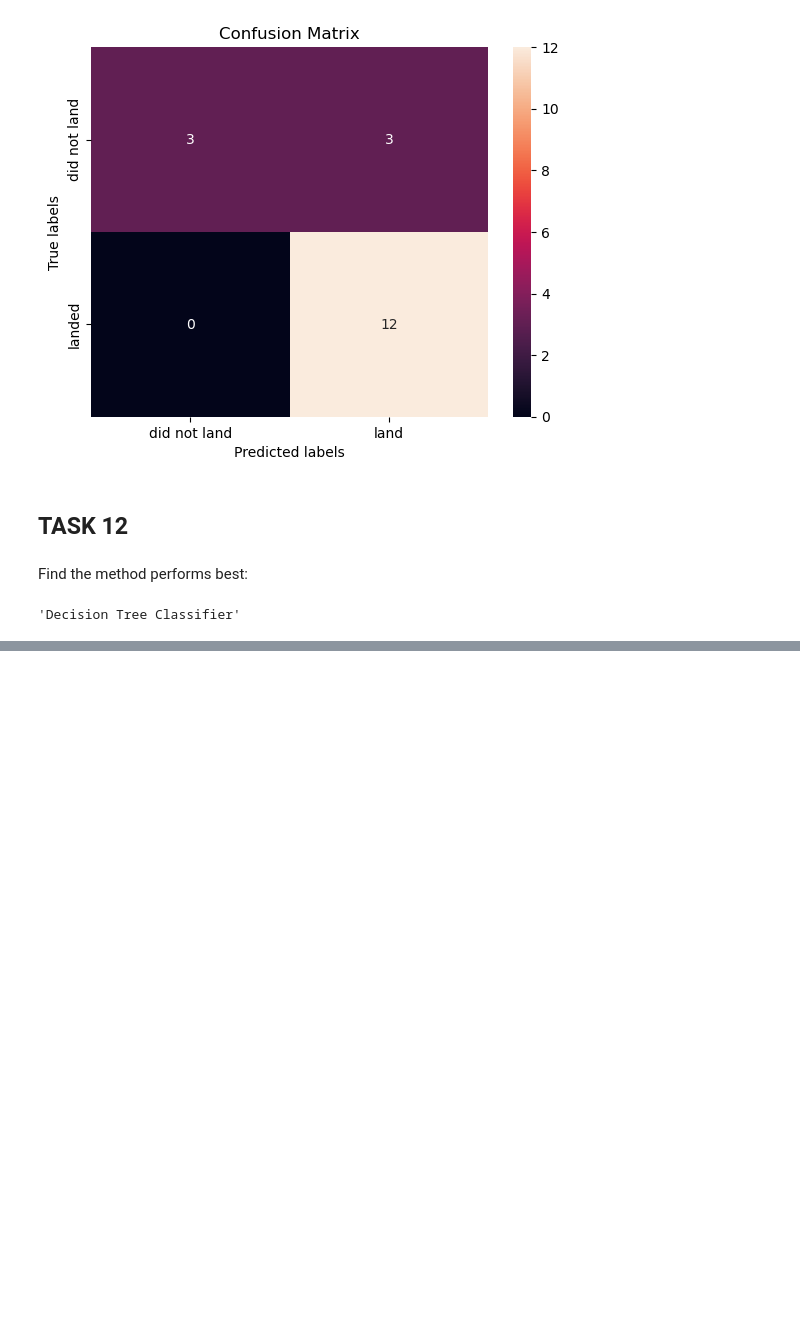
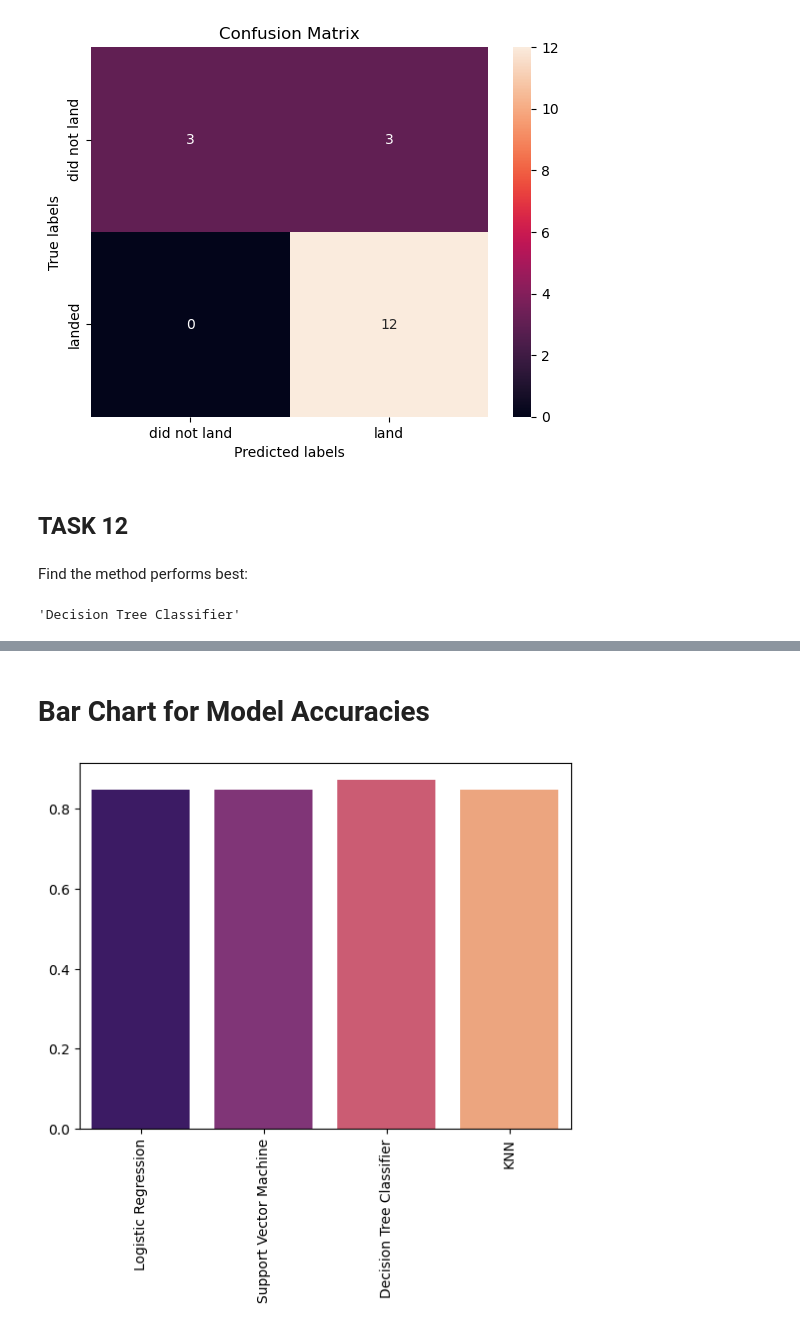
Before and after one commit to OnurYukay/IBM-Data-Science-Capstone-Project, a Jupyter notebook: IBM Capstone Project - Machine Learning Prediction.ipynb, the cells around one changed output, grey strips where cells are left out. Drawn from its saved outputs; the diff is of its cells as text; code cells hidden in the pictures; blank space fills up the shorter version.

```diff
--- a/IBM Capstone Project - Machine Learning Prediction.ipynb
+++ b/IBM Capstone Project - Machine Learning Prediction.ipynb
@@ -282,0 +283,10 @@ Best parameters are : {'criterion': 'entropy', 'max_depth': 8, 'max_features': '
+# %% [markdown]
+# Bar Chart for Model Accuracies
+# %%
+model_keys = [*model_scores.keys()]
+model_values = [*model_scores.values()]
+
+barplot = sns.barplot(x = model_keys, y = model_values, palette = 'magma')
+barplot.tick_params(axis = 'x', rotation = 90)
+# %% [output]
+[figure, added]
```
Also changed, not shown: parts of 2 cells of this notebook, 1 other file.
